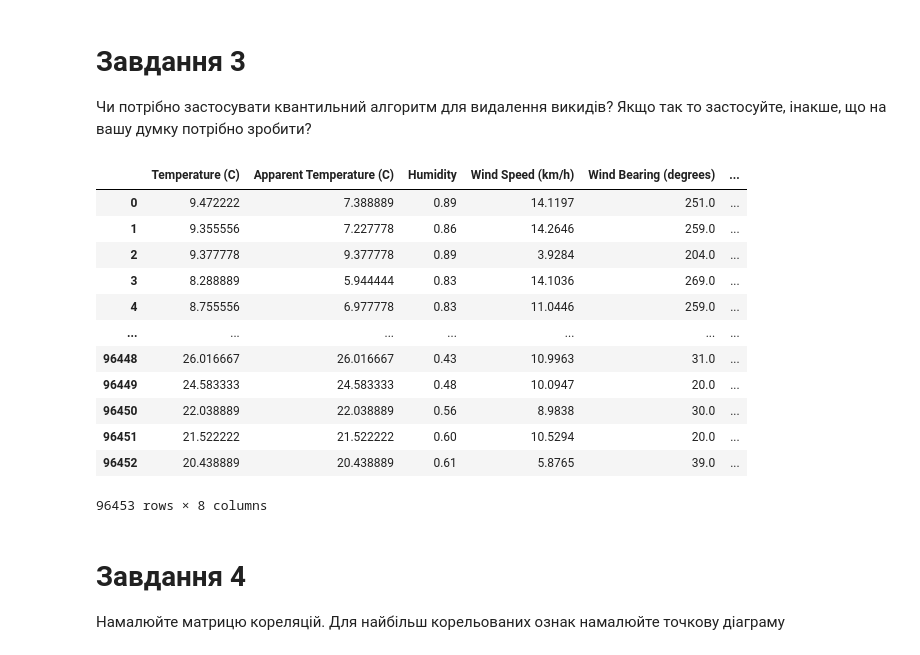
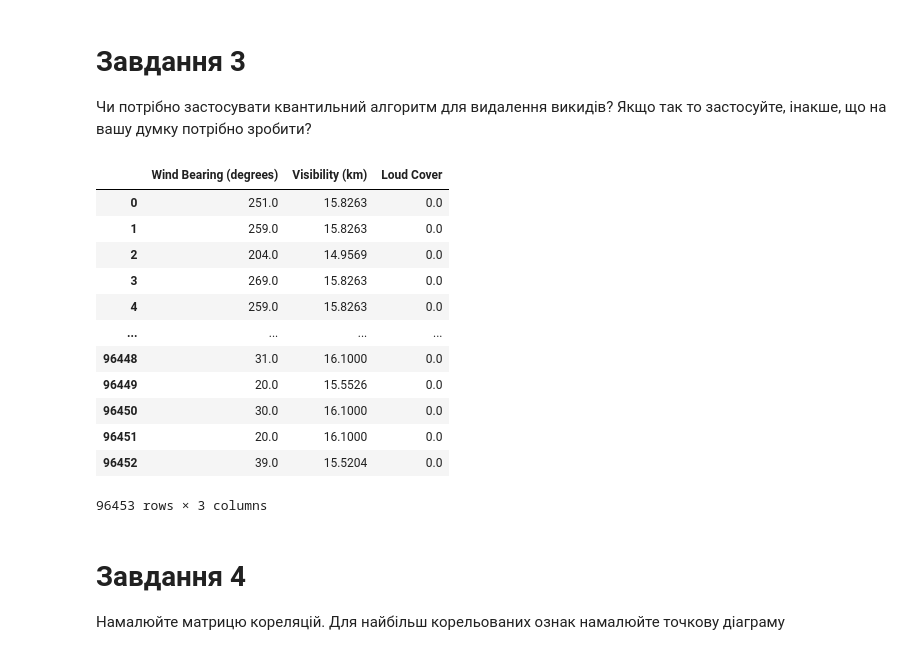
Before and after one commit to VDidyk/AI, a Jupyter notebook: module2/Практична_аналіз_даних2.ipynb, the cells around one changed output. Drawn from its saved outputs; the diff is of its cells as text; code cells hidden in the pictures.

```diff
--- a/module2/Практична_аналіз_даних2.ipynb
+++ b/module2/Практична_аналіз_даних2.ipynb
@@ -65,30 +65,40 @@ KeyboardInterrupt:
 # %%
 q1 = df.quantile(q=0.25)
 q3 = df.quantile(q=0.75)
 
 iqr = q3-q1
 lower = q1 - 1.5 * iqr
 upper = q3 + 1.5 * iqr
 
-mask = ((df >= lower) & (df <= upper)).any()
+mask = ((df >= lower) & (df <= upper)).all()
 
 df = df.loc[:,mask]
 
 df
+
+def remove_outliers(df, column_name):
+  column = df[column_name]
+  q1 = column.quantile(q=0.25)
+  q3 = column.quantile(q=0.75)
+  iqr = q3 - q1
+  lower = q1 - 1.5*iqr
+  upper = q3 + 1.5*iqr
+  mask = (column>=lower) & (column<=upper)
+  return df[mask]
 # %% [output]
-|  | Temperature (C) | Apparent Temperature (C) | Humidity | Wind Speed (km/h) | Wind Bearing (degrees) | ... |
-| 0 | 9.472222 | 7.388889 | 0.89 | 14.1197 | 251.0 | ... |
-| 1 | 9.355556 | 7.227778 | 0.86 | 14.2646 | 259.0 | ... |
-| 2 | 9.377778 | 9.377778 | 0.89 | 3.9284 | 204.0 | ... |
-| 3 | 8.288889 | 5.944444 | 0.83 | 14.1036 | 269.0 | ... |
-| 4 | 8.755556 | 6.977778 | 0.83 | 11.0446 | 259.0 | ... |
-| ... | ... | ... | ... | ... | ... | ... |
-| 96448 | 26.016667 | 26.016667 | 0.43 | 10.9963 | 31.0 | ... |
-| 96449 | 24.583333 | 24.583333 | 0.48 | 10.0947 | 20.0 | ... |
-| 96450 | 22.038889 | 22.038889 | 0.56 | 8.9838 | 30.0 | ... |
-| 96451 | 21.522222 | 21.522222 | 0.60 | 10.5294 | 20.0 | ... |
-| 96452 | 20.438889 | 20.438889 | 0.61 | 5.8765 | 39.0 | ... |
+|  | Wind Bearing (degrees) | Visibility (km) | Loud Cover |
+| 0 | 251.0 | 15.8263 | 0.0 |
+| 1 | 259.0 | 15.8263 | 0.0 |
+| 2 | 204.0 | 14.9569 | 0.0 |
+| 3 | 269.0 | 15.8263 | 0.0 |
+| 4 | 259.0 | 15.8263 | 0.0 |
+| ... | ... | ... | ... |
+| 96448 | 31.0 | 16.1000 | 0.0 |
+| 96449 | 20.0 | 15.5526 | 0.0 |
+| 96450 | 30.0 | 16.1000 | 0.0 |
+| 96451 | 20.0 | 16.1000 | 0.0 |
+| 96452 | 39.0 | 15.5204 | 0.0 |
-96453 rows × 8 columns
+96453 rows × 3 columns
 # %% [markdown]
 # Завдання 4
 Намалюйте матрицю кореляцій. Для найбільш корельованих ознак намалюйте точкову діаграму
```
Also changed, not shown: parts of 2 cells of this notebook.
